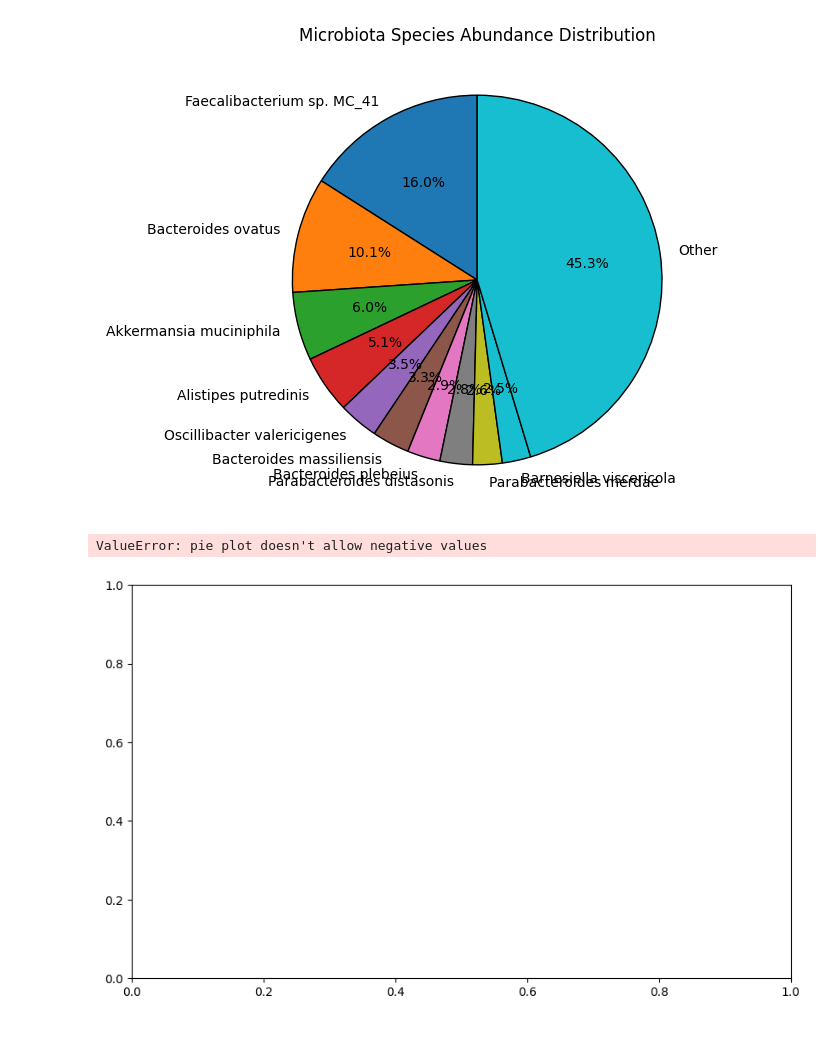
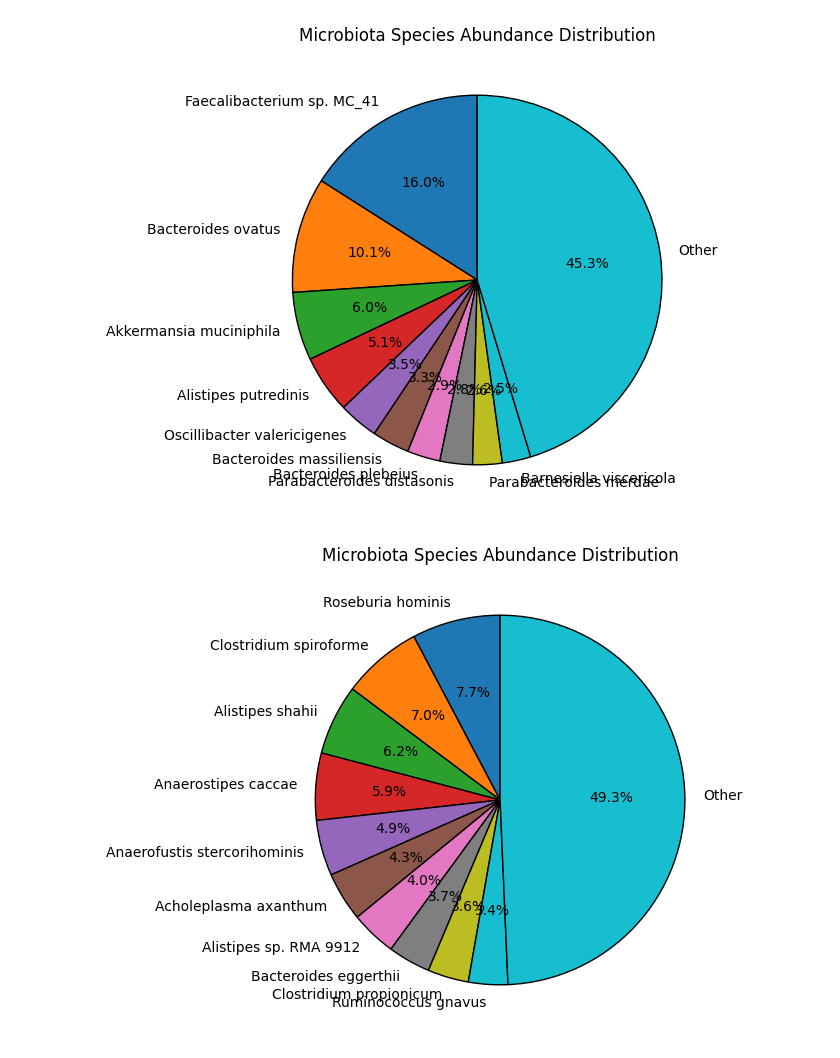
Before and after one commit to capybbarra/MLinCB-Assignment-1, a Jupyter notebook: notebooks/data_exploration.ipynb, the cells around one changed output. Cells and saved outputs as stored; diff of their text form; code cells hidden in the pictures.

```diff
--- a/notebooks/data_exploration.ipynb
+++ b/notebooks/data_exploration.ipynb
@@ -121,26 +124,30 @@ plt.show()
 # %% [output]
 [figure]
 # %%
-species_sums = scaled_dev_set[cols_species].sum().sort_values(ascending=False)
+# Calculate species sums and ensure non-negative values
+species_sums = scaled_dev_set[cols_species].sum().clip(lower=0).sort_values(ascending=False)
 
 # Select top 10 species and group the rest as "Other"
 top_10_species = species_sums[:10]
 other_species_sum = species_sums[10:].sum()
 
-# Append "Other" category
-top_10_species["Other"] = other_species_sum
+# Append "Other" category (only if the sum is positive)
+if other_species_sum > 0:
+    top_10_species["Other"] = other_species_sum
 
-# Plot pie chart
-plt.figure(figsize=(10, 6))
-top_10_species.plot.pie(
-    autopct='%1.1f%%',
-    startangle=90,
-    cmap='tab10',
-    wedgeprops={'edgecolor': 'black'}
-)
-plt.ylabel("")
-plt.title("Microbiota Species Abundance Distribution")
-plt.show()
+# Plot pie chart (only if there are positive values to plot)
+if not top_10_species.empty:
+    plt.figure(figsize=(10, 6))
+    top_10_species.plot.pie(
+        autopct='%1.1f%%',
+        startangle=90,
+        cmap='tab10',
+        wedgeprops={'edgecolor': 'black'}
+    )
+    plt.ylabel("")
+    plt.title("Microbiota Species Abundance Distribution")
+    plt.show()
+else:
+    print("No positive species abundances to plot.")
 # %% [output]
-ValueError: pie plot doesn't allow negative values
-[figure, old version]
+[figure, new version]
```
Also changed, not shown: parts of 9 cells of this notebook, 20 other files.
